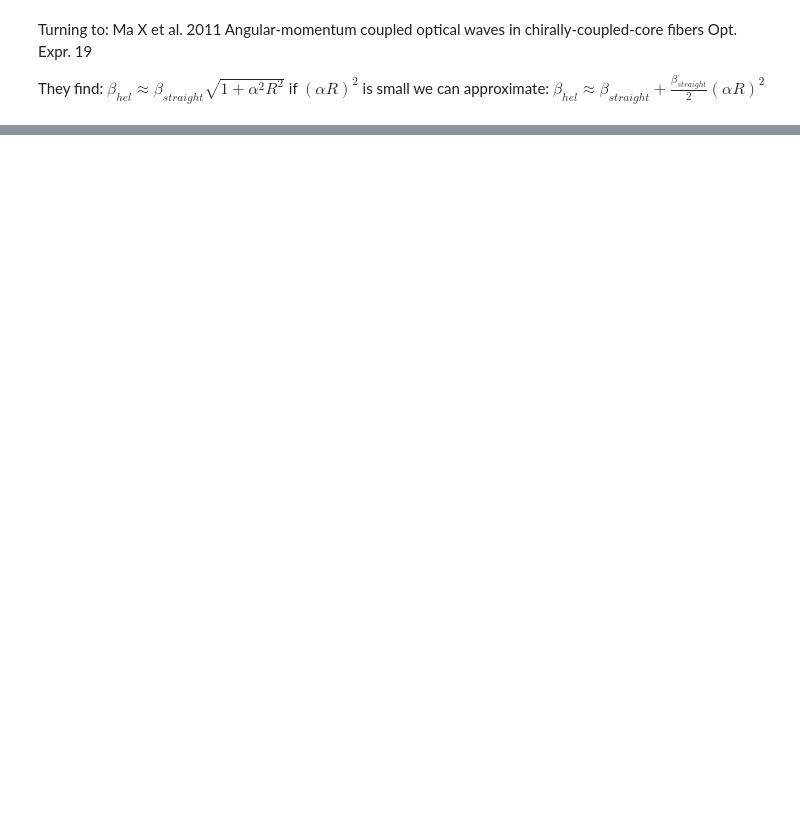
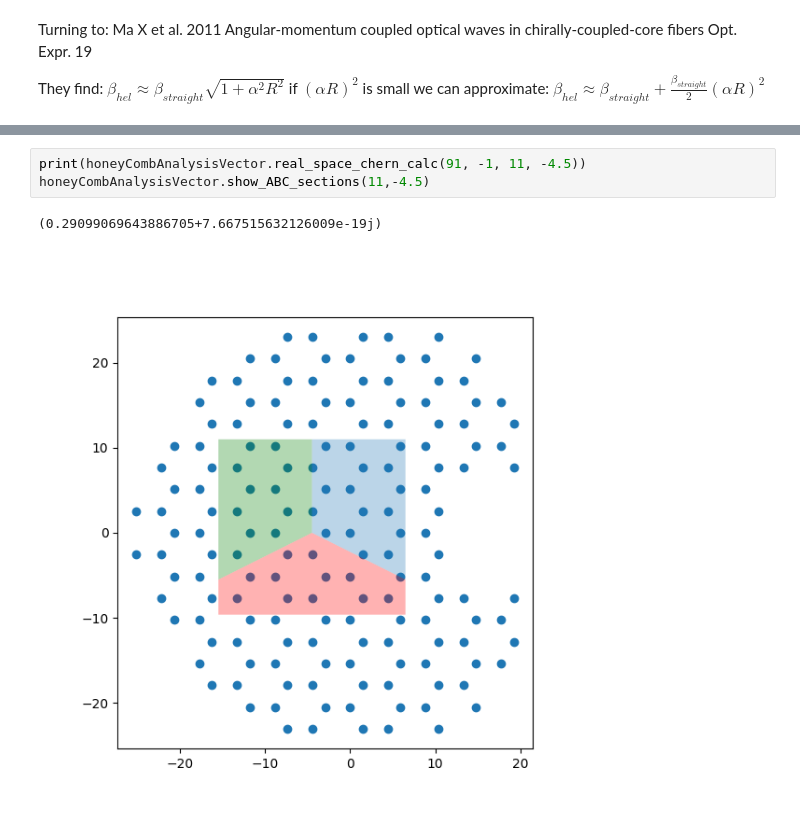
Before and after one commit to NRobertsF91W/PhD-Jupyter-Notebooks, a Jupyter notebook: Twisted honeycomb numerical analysis - using fibre classes.ipynb, the cells around one changed output, grey strips where cells are left out. Cells and saved outputs as stored; diff of their text form; blank space fills up the shorter version.

```diff
--- a/Twisted honeycomb numerical analysis - using fibre classes.ipynb
+++ b/Twisted honeycomb numerical analysis - using fibre classes.ipynb
@@ -587,0 +57,6 @@ plot_coloured_chain(intensities, 2, deformed_lattice, 50)
+# %%
+print(honeyCombAnalysisVector.real_space_chern_calc(91, -1, 11, -4.5))
+honeyCombAnalysisVector.show_ABC_sections(11,-4.5)
+# %% [output]
+(0.29099069643886705+7.667515632126009e-19j)
+[figure, added]
```
Also changed, not shown: parts of 75 cells of this notebook, 1 other file.
